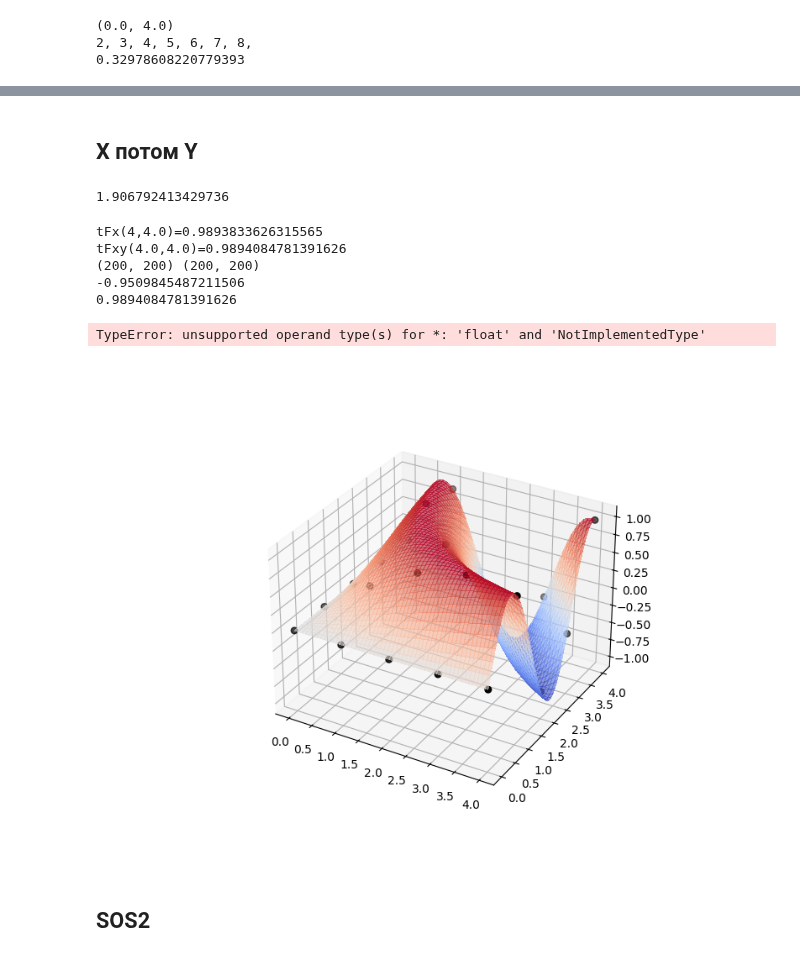
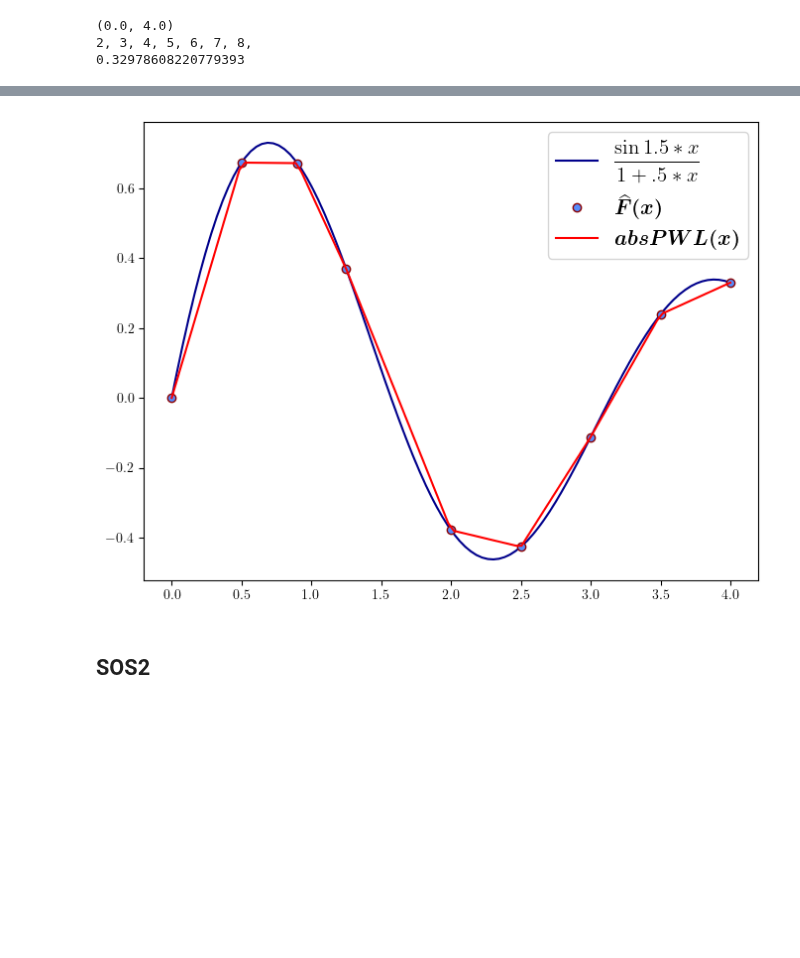
Before and after one commit to distcomp/SvF, a Jupyter notebook: ndiscr/discr_misc.ipynb, the cells around one changed output, grey strips where cells are left out. Saved outputs shown, nothing was run; the diff lists cells and outputs as text; code cells hidden in the pictures; blank space fills up the shorter version.

Commit message:
PWL tests

```diff
--- a/ndiscr/discr_misc.ipynb
+++ b/ndiscr/discr_misc.ipynb
@@ -143,55 +76,20 @@ Y= [0. 1. 2. 3. 4.]
-# %% [markdown]
-## X потом Y
-# %%
-pyo.quicksum(F[1,j] for j in pyo.RangeSet(Ny-1, Ny))
-# %% [output]
-1.906792413429736
-# %%
-A = lambda i, j: F[i,j] - F[i-1,j]
-def tFx(j: int, x):
-    """
-    Returns expression widetilde{F}_j(x) SPWL
-    """
-    if j < 0 or j > Ny:
-        raise IndexError(f"tF(j,x), j={j} is out of range {0}:{Ny}")
-    return (1/2)*(F[0,j] + A(1,j)*(x - X[0]) + F[Nx,j] + A(Nx,j)*(x - X[Nx])) + \
-            (1/2)*pyo.quicksum((F[i,j] - 2*F[i-1,j] + F[i-2,j])*pyo.sqrt( (x - X[i-1])**2 + eps**2) for i in pyo.RangeSet(2, Nx))
-
-tAx = lambda j, x: tFx(j, x) - tFx(j - 1, x)
-def tFxy(x, y):
-    return (1/2) * (tFx(0, x) + tAx(1,x) * (y - Y[0]) + tFx(Ny, x) + tAx(Ny,x) * (y - Y[Ny])) + \
-           (1/2) * pyo.quicksum((tFx(j,x) - 2*tFx(j - 1, x) + tFx(j - 2, x))*pyo.sqrt((y - Y[j - 1]) ** 2 + eps ** 2) for j in pyo.RangeSet(2, Ny))
-
-j, x = Ny, 4.
-print(f"tFx({j},{x})={tFx(j,x)}")
-x, y = 4., 4.
-print(f"tFxy({x},{y})={tFxy(x,y)}")
-print(X_fine.shape, Y_fine.shape)
-print(tFxy(X_fine[150,150], Y_fine[150, 150]))
-print(tFxy(X_fine[199,199], Y_fine[199, 199]))
-# %% [output]
-tFx(4,4.0)=0.9893833626315565
-tFxy(4.0,4.0)=0.9894084781391626
-(200, 200) (200, 200)
--0.9509845487211506
-0.9894084781391626
-# %%
-%matplotlib widget
-fig = plt.figure(figsize=figureSize)
-ax = fig.add_subplot(111, projection='3d')
-ax.plot_surface(X_fine, Y_fine, FFxy_fine, cmap=cm.coolwarm, antialiased=False, alpha=0.6) # viridis plasma
-ax.scatter(XX, YY, F, s=30, color='black', marker='o', label='F')
-ax.plot_surface(X_fine, Y_fine, tFxy(X_fine, Y_fine), cmap=cm.viridis, antialiased=False, alpha=0.6) # viridis plasma
-# ax.plot_wireframe(X_fine, Y_fine, FFxy_fine, rstride=150, cstride=150)
-ax.set_xlabel(r'X', fontsize=14)
-ax.set_ylabel(r'Y', fontsize=14)
-# ax.set_ylabel(r'$\mu$')
-ax.set_zlabel(r'$\sin{\left(.5\cdot x\cdot y\right)}$', fontsize=14)
-ax.set_title('Test SPWL*SPWL')
-plt.show()
-# %% [output]
-TypeError: unsupported operand type(s) for *: 'float' and 'NotImplementedType'
-[figure, removed]
+# %%
+def Fabs(x, NN=Nx):
+    return .5*(Fmesh[0] + A(1)*(x - xMesh[0]) + Fmesh[NN] + A(NN)*(x - xMesh[NN]) ) + \
+    .5*sum((A(i) - A(i-1))*np.abs(x - xMesh[i-1]) for i in range(2,NN+1))
+
+Fabs_values = Fabs(x_mesh_fine, Nx)
+plt.figure(figsize=figureSize)
+# plt.rc('text.latex', preamble=r'\usepackage{yhmath}')
+plt.rc('text', usetex=True)
+plt.rc('text.latex', preamble=r'\usepackage{amsmath, bm}')
+plt.plot(x_mesh_fine, FF_values, label=r'$\dfrac{\sin{1.5*x}}{1+.5*x}$', color='darkblue')
+plt.plot(xMesh, Fmesh, 'o', label=r'$\bm{\widehat{F}(x)}$', linewidth=0, markeredgecolor='darkred')
+plt.plot(x_mesh_fine, Fabs_values, label=r'$\bm{absPWL(x)}$', color='red')
+plt.legend(fontsize=15)
+plt.show()
+# %% [output]
+[figure, added]
 # %% [markdown]
 ## SOS2
 # %%
```
Also changed, not shown: parts of 10 cells of this notebook, 3 other files.
